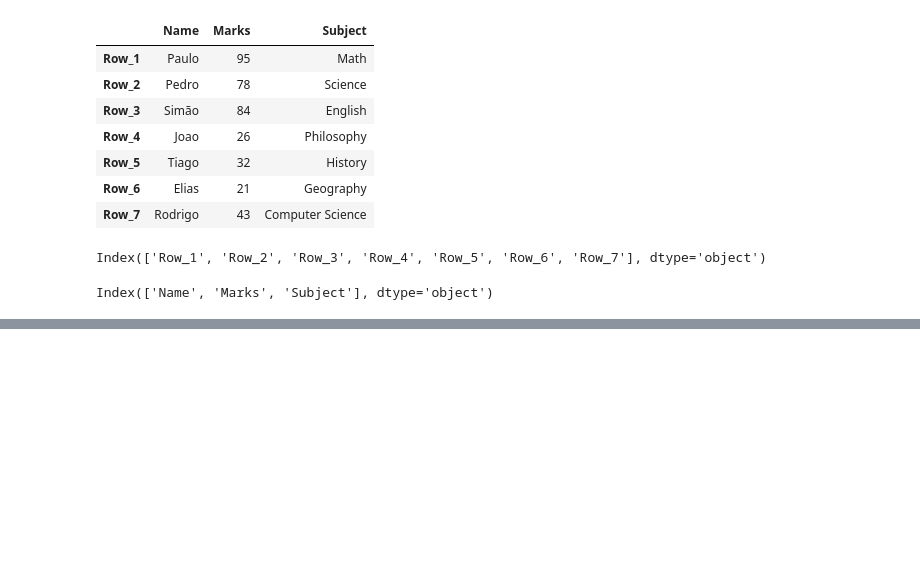
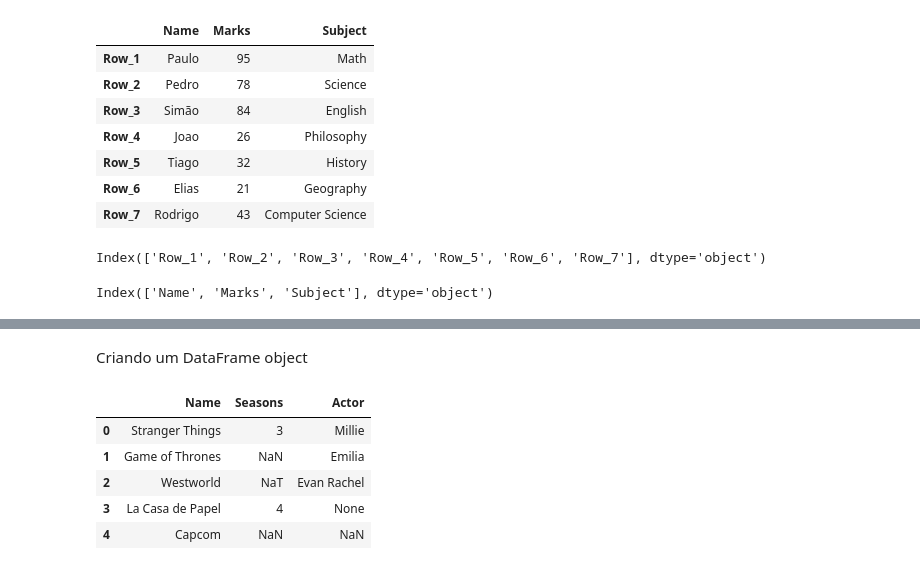
Before and after one commit to rodrigoluciano/r-d_ciencia_e_analise_de_dados, a Jupyter notebook: DataScience.ipynb, the cells around one changed output, grey strips where cells are left out. Drawn from its saved outputs; the diff is of its cells as text; code cells hidden in the pictures; blank space fills up the shorter version.

```diff
--- a/DataScience.ipynb
+++ b/DataScience.ipynb
@@ -53,0 +250,18 @@ Index(['Name', 'Marks', 'Subject'], dtype='object')
+# %%
+series = [('Stranger Things', 3, 'Millie'),
+         ('Game of Thrones', np.nan, 'Emilia'),
+         ('Westworld', pd.NaT,'Evan Rachel'),
+         ('La Casa de Papel', 4, None),
+         ('Capcom',np.nan,np.nan)]
+# %% [markdown]
+Criando um DataFrame object
+# %%
+df_movie_series_object = pd.DataFrame(series, columns =['Name','Seasons', 'Actor'])
+df_movie_series_object
+# %% [output]
+|  | Name | Seasons | Actor |
+| 0 | Stranger Things | 3 | Millie |
+| 1 | Game of Thrones | NaN | Emilia |
+| 2 | Westworld | NaT | Evan Rachel |
+| 3 | La Casa de Papel | 4 | None |
+| 4 | Capcom | NaN | NaN |
```
Also changed, not shown: parts of 32 cells of this notebook.
